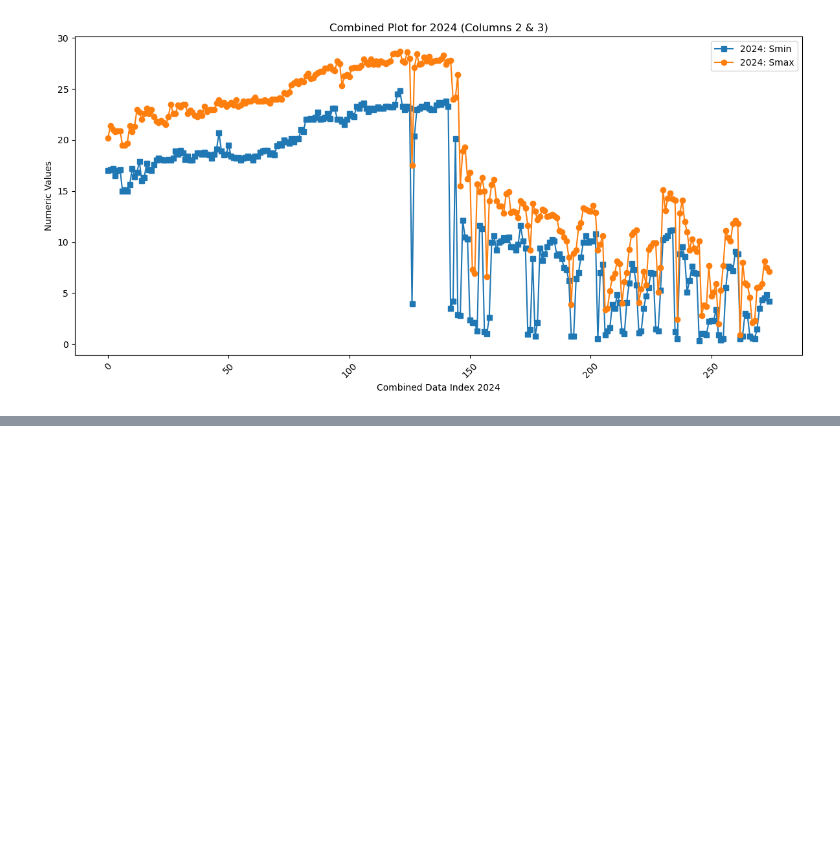
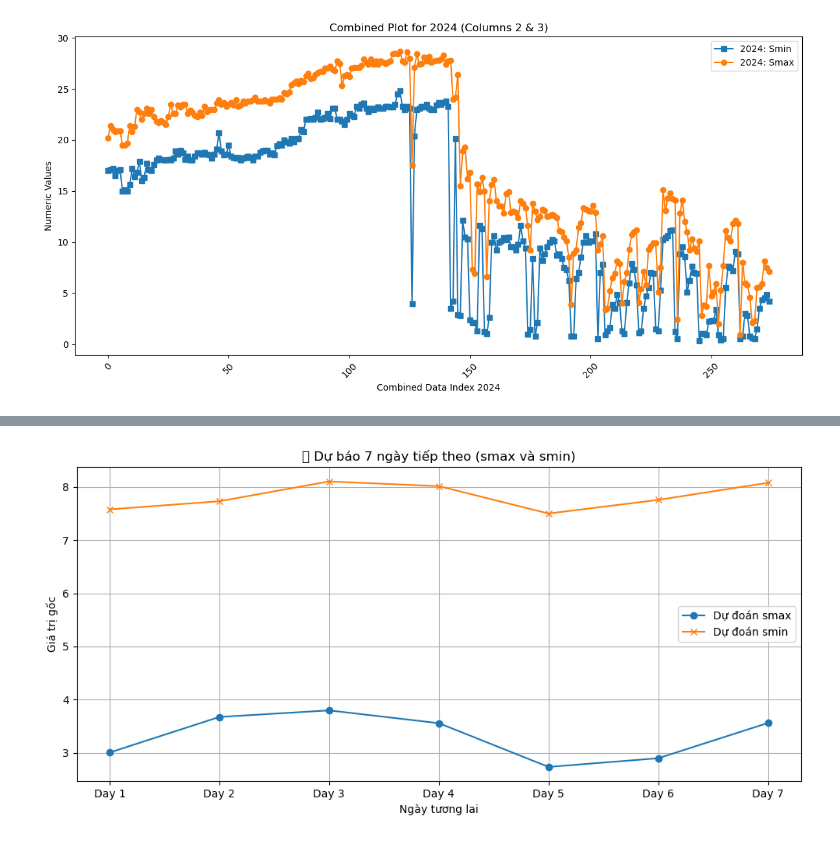
Before and after one commit to Tung-Quan/salinity_instrusion_group, a Jupyter notebook: data.ipynb, the cells around one changed output, grey strips where cells are left out. Drawn from its saved outputs; the diff is of its cells as text; code cells hidden in the pictures; blank space fills up the shorter version.

```diff
--- a/data.ipynb
+++ b/data.ipynb
@@ -567,0 +838,100 @@ Processing year: 2024 from file: MAN 2024.xlsx
+# %%
+import pandas as pd
+import numpy as np
+from sklearn.ensemble import RandomForestRegressor
+from sklearn.preprocessing import StandardScaler
+from sklearn.multioutput import MultiOutputRegressor
+import matplotlib.pyplot as plt
+
+# ======= HÀM TẠO CHUỖI TRAIN =======
+def create_time_series_multicol(df, feature_cols, target_cols, window_size=3):
+    X, y = [], []
+    for i in range(len(df) - window_size):
+        window_features = df[feature_cols].iloc[i:i+window_size].values.flatten()
+        next_targets = df[target_cols].iloc[i + window_size].values
+        X.append(window_features)
+        y.append(next_targets)
+    return pd.DataFrame(X), pd.DataFrame(y, columns=target_cols)
+
+# ======= Load training data (2022 + 2023) =======
+train_dfs = []
+for year_file in ['MAN 2022.xlsx', 'MAN 2023.xlsx']:
+    sheets = pd.read_excel(year_file, sheet_name=None, skiprows=4, nrows=31)
+    for df in sheets.values():
+        df = df.dropna(how='all')
+        if df.shape[1] < 3:
+            continue
+        df = df.iloc[:, 0:3].dropna()
+        df.columns = ['time', 'smax', 'smin']
+        df[['smax', 'smin']] = df[['smax', 'smin']].apply(pd.to_numeric, errors='coerce')
+        df = df.dropna()
+        train_dfs.append(df)
+
+train_data = pd.concat(train_dfs, ignore_index=True)
+
+# ======= Chuẩn hóa dữ liệu =======
+scaler = StandardScaler()
+train_data[['smax', 'smin']] = scaler.fit_transform(train_data[['smax', 'smin']])
+
+# ======= Tạo tập train =======
+X_train, y_train = create_time_series_multicol(train_data, ['smax', 'smin'], ['smax', 'smin'], window_size=3)
+
+# ======= Huấn luyện mô hình =======
+base_model = RandomForestRegressor(random_state=42)
+model = MultiOutputRegressor(base_model)
+model.fit(X_train, y_train)
+
+# ======= FORECAST 7 NGÀY TƯƠNG LAI =======
+def forecast_future(model, last_days, n_steps, window_size=3):
+    forecasts = []
+    current_window = last_days.copy()
+    for _ in range(n_steps):
+        input_seq = current_window[-window_size:].flatten().reshape(1, -1)
+        next_pred = model.predict(input_seq)[0]
+        forecasts.append(next_pred)
+        current_window = np.vstack([current_window, next_pred.reshape(1, -1)])
+    return np.array(forecasts)
+
+# ======= Load dữ liệu test (2024) để lấy 3 ngày gần nhất =======
+test_dfs = []
+sheets = pd.read_excel('MAN 2024.xlsx', sheet_name=None, skiprows=4, nrows=31)
+for df in sheets.values():
+    df = df.dropna(how='all')
+    if df.shape[1] < 3:
+        continue
+    df = df.iloc[:, 0:3].dropna()
+    df.columns = ['time', 'smax', 'smin']
+    df[['smax', 'smin']] = df[['smax', 'smin']].apply(pd.to_numeric, errors='coerce')
+    df = df.dropna()
+    test_dfs.append(df)
+
+test_data = pd.concat(test_dfs, ignore_index=True)
+test_data[['smax', 'smin']] = scaler.transform(test_data[['smax', 'smin']])
+
+# Lấy 3 ngày gần nhất làm đầu vào
+last_window = test_data[['smax', 'smin']].iloc[-3:].values
+future_forecast = forecast_future(model, last_window, n_steps=7)
+
+# ======= VẼ DỰ ĐOÁN =======
+future_forecast_inv = scaler.inverse_transform(future_forecast)
+
+days = [f"Day {i+1}" for i in range(7)]
+
+plt.figure(figsize=(10, 5))
+plt.plot(days, future_forecast_inv[:, 0], label="Dự đoán smax", marker='o')
+plt.plot(days, future_forecast_inv[:, 1], label="Dự đoán smin", marker='x')
+plt.title("📈 Dự báo 7 ngày tiếp theo (smax và smin)")
+plt.xlabel("Ngày tương lai")
+plt.ylabel("Giá trị gốc")
+plt.legend()
+plt.grid(True)
+plt.tight_layout()
+plt.show()
+
+# ======= In ra kết quả =======
+forecast_df = pd.DataFrame(future_forecast_inv, columns=['smax', 'smin'])
+forecast_df.index = days
+print("🔮 Dự báo 7 ngày tới:")
+print(forecast_df)
+# %% [output]
+[figure, added]
```
Also changed, not shown: parts of 4 cells of this notebook, 1 other file.
